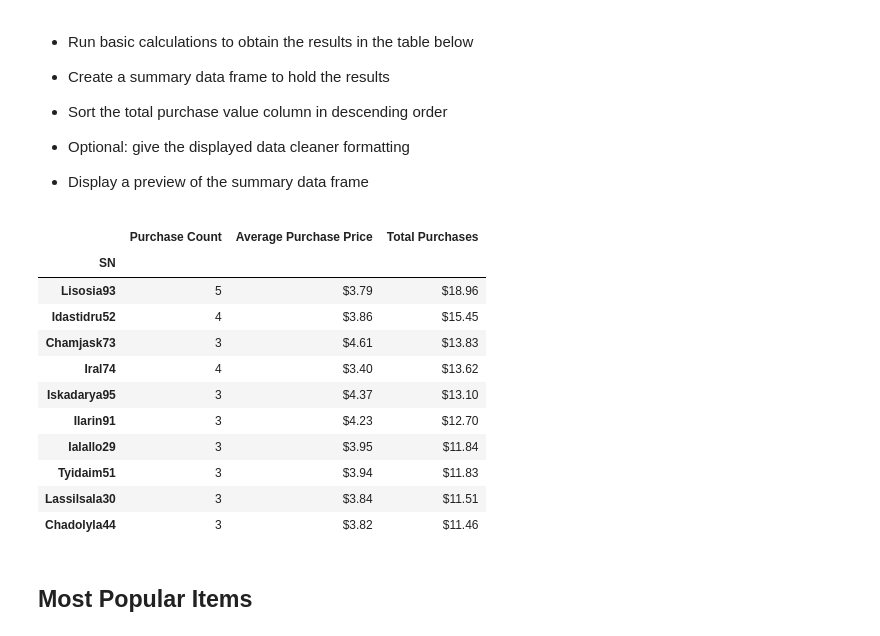
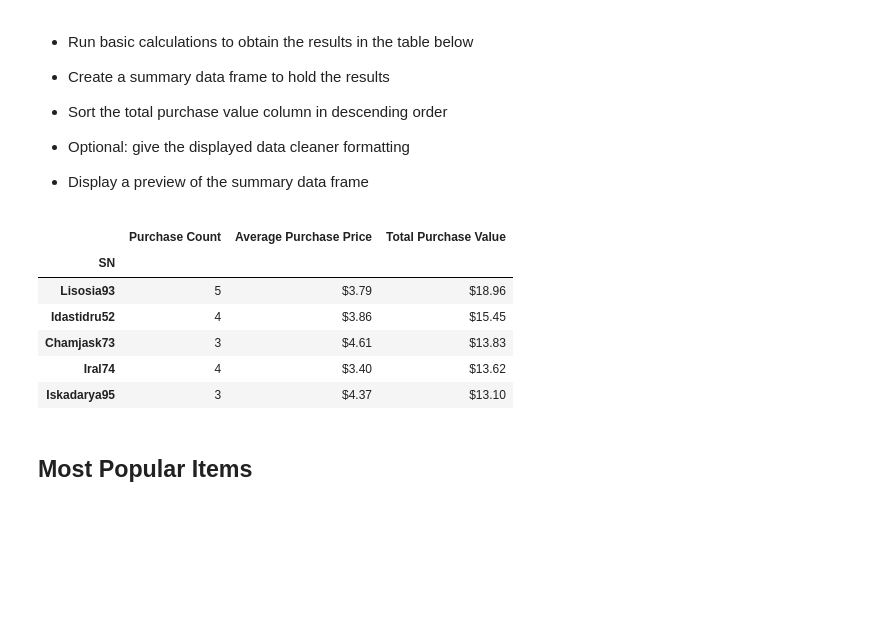
Before and after one commit to brainmagmo/pandas-challenge, a Jupyter notebook: 04-Pandas/Instructions/HeroesOfPymoli/HeroesOfPymoli_starter.ipynb, the cells around one changed output. Saved outputs shown, nothing was run; the diff lists cells and outputs as text; code cells hidden in the pictures; blank space fills up the shorter version.

```diff
--- a/04-Pandas/Instructions/HeroesOfPymoli/HeroesOfPymoli_starter.ipynb
+++ b/04-Pandas/Instructions/HeroesOfPymoli/HeroesOfPymoli_starter.ipynb
@@ -429,29 +429,24 @@ age_summary_2
 # %%
 
 user_data['Average Purchase Price'] = user_data['Total Purchases']/user_data['Purchase Count']
 
 user_data
 
 top_user = user_data.sort_values(by='Total Purchases',ascending=False)[['Purchase Count',
                                                                           'Average Purchase Price',
                                                                           'Total Purchases']]
 for col in ['Average Purchase Price','Total Purchases']:
     top_user[col]=top_user[col].map(lambda x: locale.currency(x,grouping=True))
-
-top_user.head(10)
+top_user = top_user.rename(columns={'Total Purchases':'Total Purchase Value'})
+top_user.head()
 # %% [output]
-|  | Purchase Count | Average Purchase Price | Total Purchases |
+|  | Purchase Count | Average Purchase Price | Total Purchase Value |
 | SN |  |  |  |
 | Lisosia93 | 5 | $3.79 | $18.96 |
 | Idastidru52 | 4 | $3.86 | $15.45 |
 | Chamjask73 | 3 | $4.61 | $13.83 |
 | Iral74 | 4 | $3.40 | $13.62 |
 | Iskadarya95 | 3 | $4.37 | $13.10 |
-| Ilarin91 | 3 | $4.23 | $12.70 |
-| Ialallo29 | 3 | $3.95 | $11.84 |
-| Tyidaim51 | 3 | $3.94 | $11.83 |
-| Lassilsala30 | 3 | $3.84 | $11.51 |
-| Chadolyla44 | 3 | $3.82 | $11.46 |
 # %% [markdown]
 ## Most Popular Items
 # %% [markdown]
```
Also changed, not shown: parts of 6 cells of this notebook.
